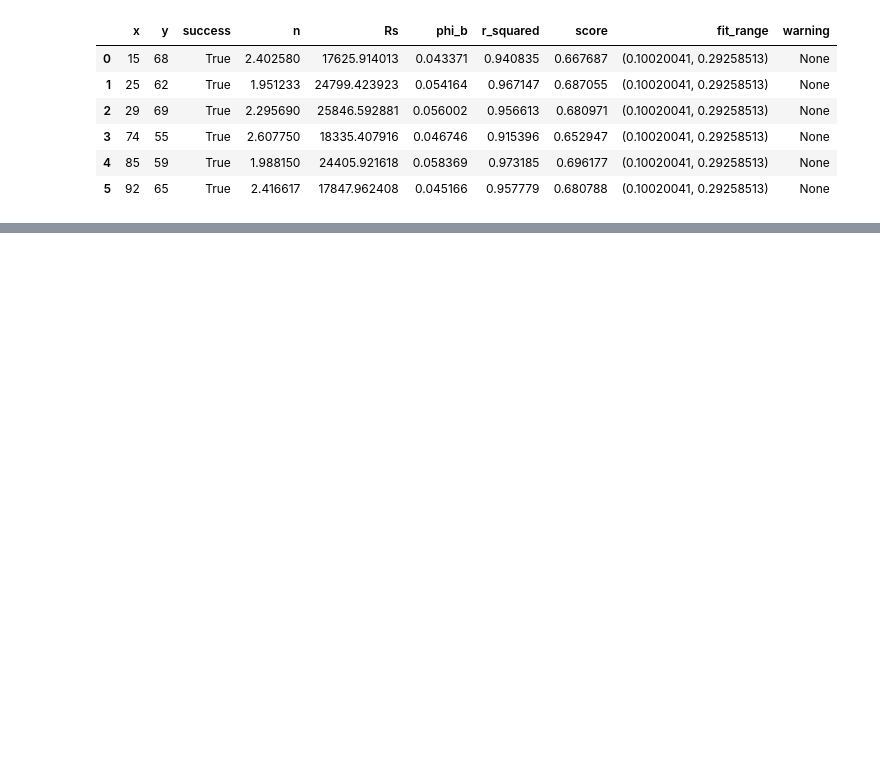
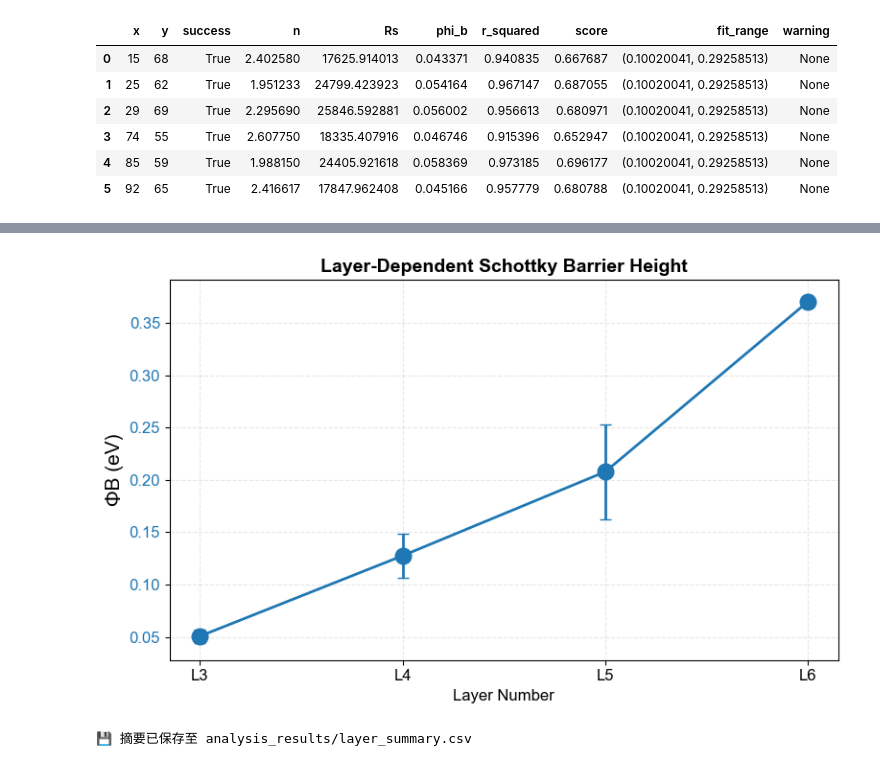
Before and after one commit to mithgil/cheungfit, a Jupyter notebook: notebooks/cheung_run.ipynb, the cells around one changed output, grey strips where cells are left out. Saved outputs shown, nothing was run; the diff lists cells and outputs as text; code cells hidden in the pictures; blank space fills up the shorter version.

```diff
--- a/notebooks/cheung_run.ipynb
+++ b/notebooks/cheung_run.ipynb
@@ -737,0 +1006,57 @@ df_dict['L6']
+# %%
+# %%  ΦB vs Layer
+import matplotlib.pyplot as plt
+import numpy as np
+
+layers = ['L3', 'L4', 'L5', 'L6']
+phi_means = []
+phi_stds = []
+n_means = []
+n_stds = []
+success_rates = []
+
+for layer in layers:
+    df = df_dict_loose[layer]
+    success_df = df[df['success']]
+
+    phi_means.append(success_df['phi_b'].mean())
+    phi_stds.append(success_df['phi_b'].std())
+    n_means.append(success_df['n'].mean())
+    n_stds.append(success_df['n'].std())
+    success_rates.append(len(success_df) / len(df) * 100)
+
+# 雙軸圖
+fig, ax1 = plt.subplots(1, 1, figsize=(8, 5))
+
+# ΦB (左軸)
+ax1.errorbar(layers, phi_means, yerr=phi_stds, fmt='o-', capsize=4,
+            color='tab:blue', label='ΦB (eV)', markersize=12, linewidth=2)
+ax1.set_ylabel('ΦB (eV)', fontsize=15)
+ax1.tick_params(axis='y', labelcolor='tab:blue')
+
+ax1.set_xlabel('Layer Number', fontsize=12)
+ax1.set_title('Layer-Dependent Schottky Barrier Height', fontsize=14, fontweight='bold')
+ax1.grid(True, ls='--', alpha=0.3)
+#ax1.legend(loc='upper left')
+
+
+plt.tight_layout()
+outfile = f'./analysis_results/schottky_plots/phi_B_layers.png'
+plt.savefig(outfile, dpi = 500, bbox_inches = 'tight')
+plt.show()
+
+import pandas as pd
+summary_df = pd.DataFrame({
+    'Layer': layers,
+    'Phi_B_mean': phi_means,
+    'Phi_B_std': phi_stds,
+    'n_mean': n_means,
+    'n_std': n_stds,
+    'Success_Rate': success_rates
+})
+
+summary_df.to_csv('analysis_results/layer_summary.csv', index=False)
+print("💾 摘要已保存至 analysis_results/layer_summary.csv")
+# %% [output]
+[figure, added]
+💾 摘要已保存至 analysis_results/layer_summary.csv
```
Also changed, not shown: parts of 13 cells of this notebook, 6 other files.
